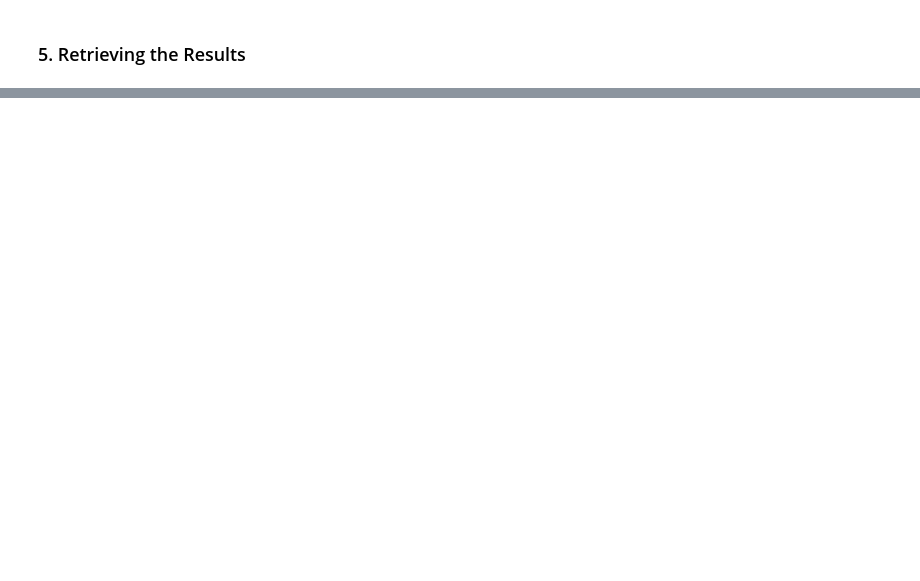
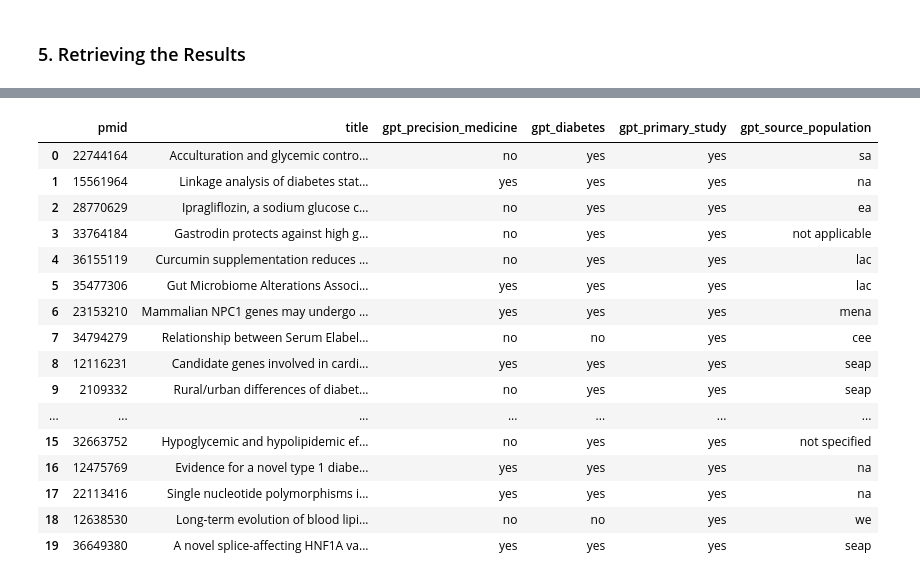
Before and after one commit to chroniq-lab/equity_precision_llm, a Jupyter notebook: preprocessing/epl02_openai api query training set.ipynb, the cells around one changed output, grey strips where cells are left out. Cells and saved outputs as stored; diff of their text form; code cells hidden in the pictures; blank space fills up the shorter version.

```diff
--- a/preprocessing/epl02_openai api query training set.ipynb
+++ b/preprocessing/epl02_openai api query training set.ipynb
@@ -340,3 +345,23 @@ IndexError: positional indexers are out-of-bounds
+# %%
+results1
+# %% [output]
+|  | pmid | title | gpt_precision_medicine | gpt_diabetes | gpt_primary_study | gpt_source_population |
+| 0 | 22744164 | Acculturation and glycemic contro... | no | yes | yes | sa |
+| 1 | 15561964 | Linkage analysis of diabetes stat... | yes | yes | yes | na |
+| 2 | 28770629 | Ipragliflozin, a sodium glucose c... | no | yes | yes | ea |
+| 3 | 33764184 | Gastrodin protects against high g... | no | yes | yes | not applicable |
+| 4 | 36155119 | Curcumin supplementation reduces ... | no | yes | yes | lac |
+| 5 | 35477306 | Gut Microbiome Alterations Associ... | yes | yes | yes | lac |
+| 6 | 23153210 | Mammalian NPC1 genes may undergo ... | yes | yes | yes | mena |
+| 7 | 34794279 | Relationship between Serum Elabel... | no | no | yes | cee |
+| 8 | 12116231 | Candidate genes involved in cardi... | yes | yes | yes | seap |
+| 9 | 2109332 | Rural/urban differences of diabet... | no | yes | yes | seap |
+| ... | ... | ... | ... | ... | ... | ... |
+| 15 | 32663752 | Hypoglycemic and hypolipidemic ef... | no | yes | yes | not specified |
+| 16 | 12475769 | Evidence for a novel type 1 diabe... | yes | yes | yes | na |
+| 17 | 22113416 | Single nucleotide polymorphisms i... | yes | yes | yes | na |
+| 18 | 12638530 | Long-term evolution of blood lipi... | no | no | yes | we |
+| 19 | 36649380 | A novel splice-affecting HNF1A va... | yes | yes | yes | seap |
 # %%
 results4.head()
 # %% [output]
```
Also changed, not shown: parts of 8 cells of this notebook, 2 other files.
